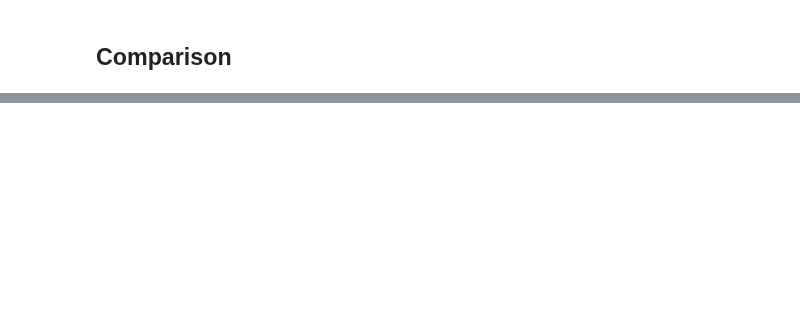
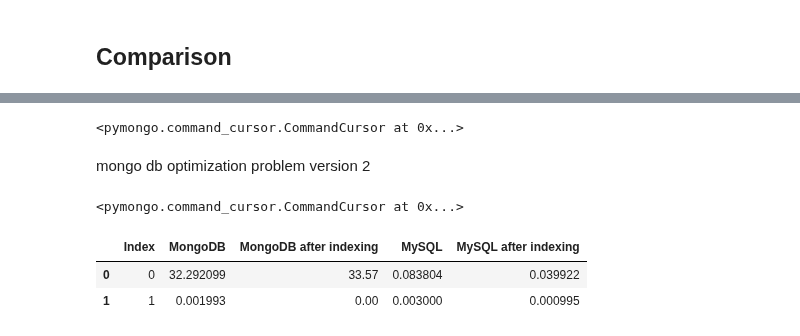
Before and after one commit to josedallatorre/adb-project, a Jupyter notebook: BDA2425_G25_P1.ipynb, the cells around one changed output, grey strips where cells are left out. Cells and saved outputs as stored; diff of their text form; code cells hidden in the pictures; blank space fills up the shorter version.

```diff
--- a/BDA2425_G25_P1.ipynb
+++ b/BDA2425_G25_P1.ipynb
@@ -1023,0 +1171,80 @@ plt.show()
+# %%
+pipeline = [
+    {
+        "$lookup": {
+            "from": "transactions",
+            "localField": "id",
+            "foreignField": "card_id",
+            "as": "transactions"
+        }
+    },
+    {
+        "$unwind": "$transactions"
+    },
+    {
+        "$match": {
+            "card_on_dark_web": True,
+            "transactions.amount": {"$gt": 1000}
+        }
+    },
+    {
+        "$set": {
+            "credit_limit": {"$multiply": ["$credit_limit", 0.5]}
+        }
+    },
+    {
+        "$merge": {
+            "into": "cards",
+            "whenMatched": "merge",
+            "whenNotMatched": "fail"
+        }
+    }
+]
+
+cards_collection.aggregate(pipeline)
+# %% [output]
+<pymongo.command_cursor.CommandCursor at 0x...>
+# %% [markdown]
+mongo db optimization problem version 2
+# %%
+q3opt = [
+    # Step 1: Pre-filter users by gender
+    {"$match": {"gender": "Female"}},
+
+    # Step 2: Lookup transactions only for matching users
+    {"$lookup": {
+        "from": "transactions",
+        "localField": "id",
+        "foreignField": "client_id",
+        "as": "user_transactions"
+    }},
+
+    # Step 3: Avoid processing users without transactions
+    {"$match": {"user_transactions": {"$ne": []}}},
+
+    # Step 4: Flatten the transactions array
+    {"$unwind": "$user_transactions"},
+
+    # Step 5: Group by merchant state and calculate the total amount
+    {"$group": {
+        "_id": "$user_transactions.merchant_state",
+        "total_amount": {"$sum": {"$toDouble": "$user_transactions.amount"}}
+    }},
+
+    # Step 6: Sort by total amount in descending order
+    {"$sort": {"total_amount": -1}},
+
+    # Step 7: Limit to the top 100 results
+    {"$limit": 100}
+]
+
+
+users_collection.aggregate(q3opt)
+# %% [output]
+<pymongo.command_cursor.CommandCursor at 0x...>
+# %%
+data
+# %% [output]
+|  | Index | MongoDB | MongoDB after indexing | MySQL | MySQL after indexing |
+| 0 | 0 | 32.292099 | 33.57 | 0.083804 | 0.039922 |
+| 1 | 1 | 0.001993 | 0.00 | 0.003000 | 0.000995 |
```
Also changed, not shown: parts of 30 cells of this notebook.
